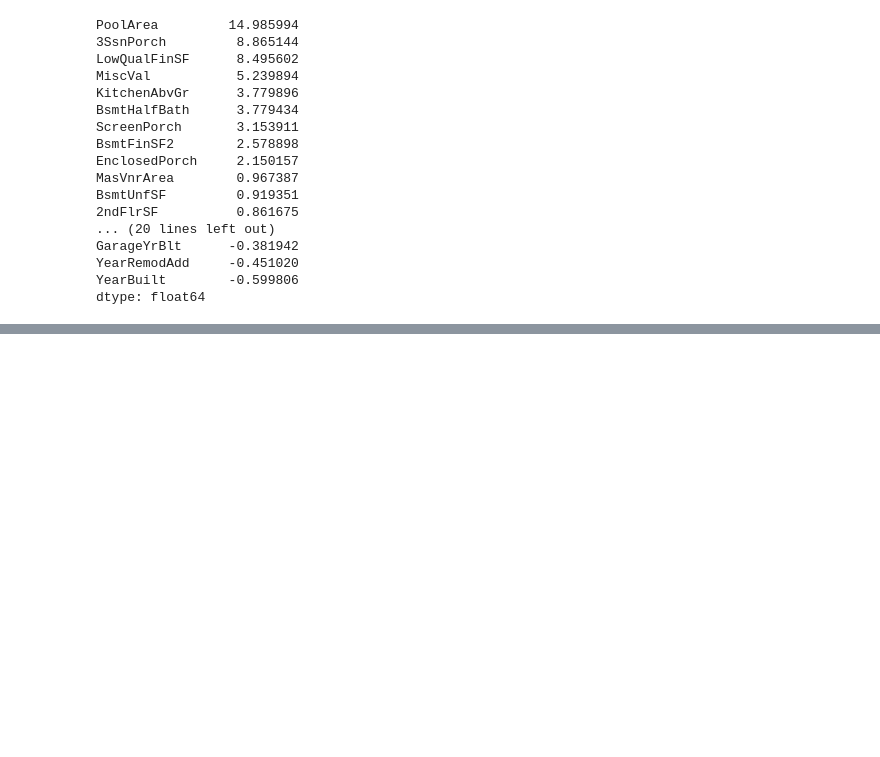
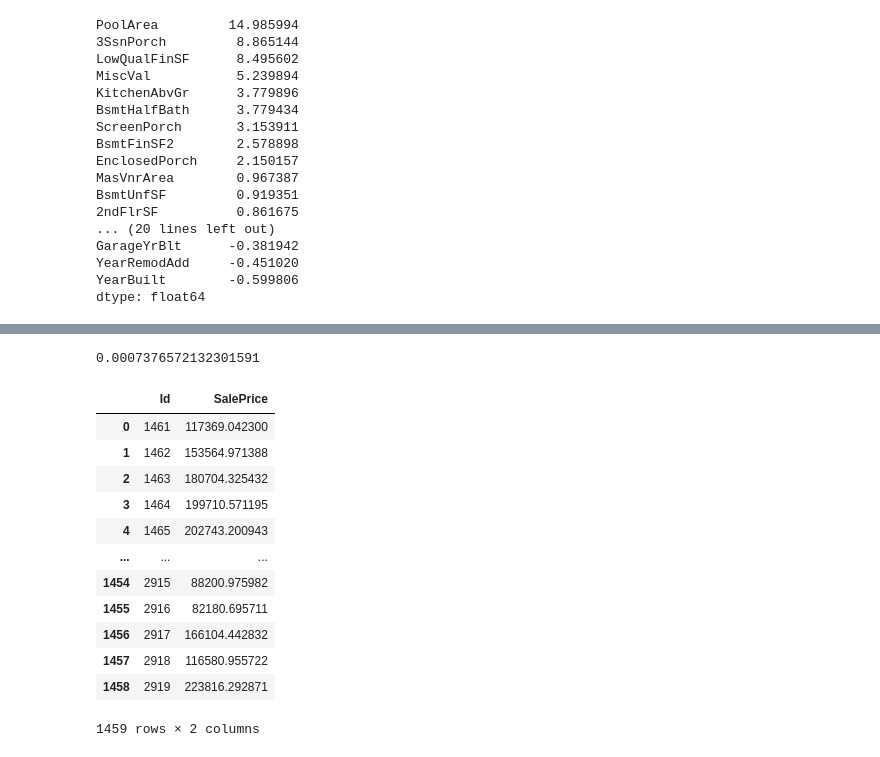
Before and after one commit to AcerPing/AceTibaMe, a Jupyter notebook: house_linear.ipynb, the cells around one changed output, grey strips where cells are left out. Drawn from its saved outputs; the diff is of its cells as text; code cells hidden in the pictures; blank space fills up the shorter version.

```diff
--- a/house_linear.ipynb
+++ b/house_linear.ipynb
@@ -233,0 +262,26 @@ Name: SalePrice, Length: 1460, dtype: float64
+# %%
+cv = ElasticNetCV(cv=10)
+cv.fit(x_train,y_train_log1p)
+print(cv.alpha_)
+model = ElasticNet(cv.alpha_)
+model.fit(x_train,y_train_log1p)
+pre = model.predict(x_predict)
+result = pd.DataFrame({"Id":test_df["Id"],
+        "SalePrice":np.expm1(pre)})
+result.to_csv("elastic.csv",encoding="utf-8",index=False)
+result
+# %% [output]
+0.0007376572132301591
+|  | Id | SalePrice |
+| 0 | 1461 | 117369.042300 |
+| 1 | 1462 | 153564.971388 |
+| 2 | 1463 | 180704.325432 |
+| 3 | 1464 | 199710.571195 |
+| 4 | 1465 | 202743.200943 |
+| ... | ... | ... |
+| 1454 | 2915 | 88200.975982 |
+| 1455 | 2916 | 82180.695711 |
+| 1456 | 2917 | 166104.442832 |
+| 1457 | 2918 | 116580.955722 |
+| 1458 | 2919 | 223816.292871 |
+1459 rows × 2 columns
```
Also changed, not shown: parts of 7 cells of this notebook.
